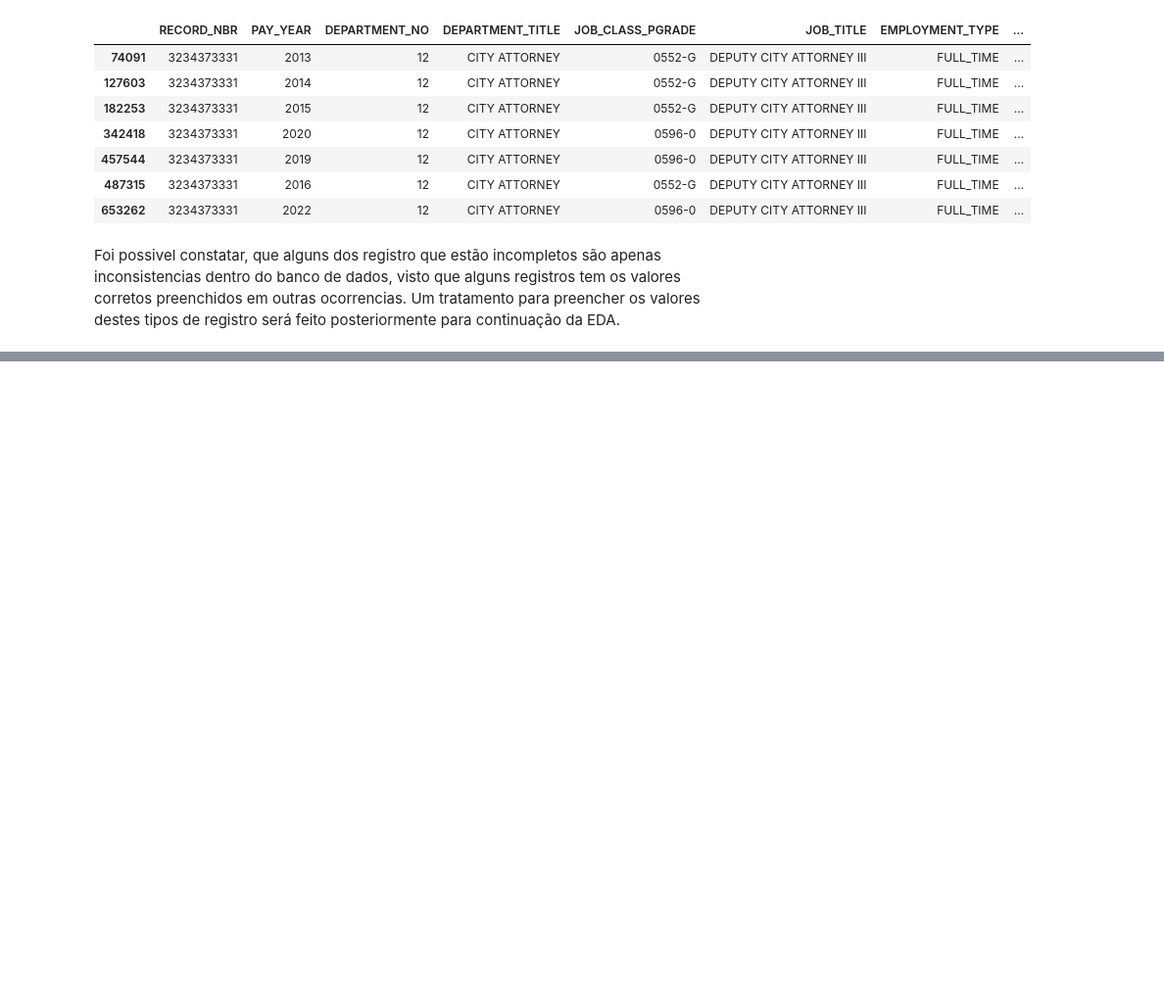
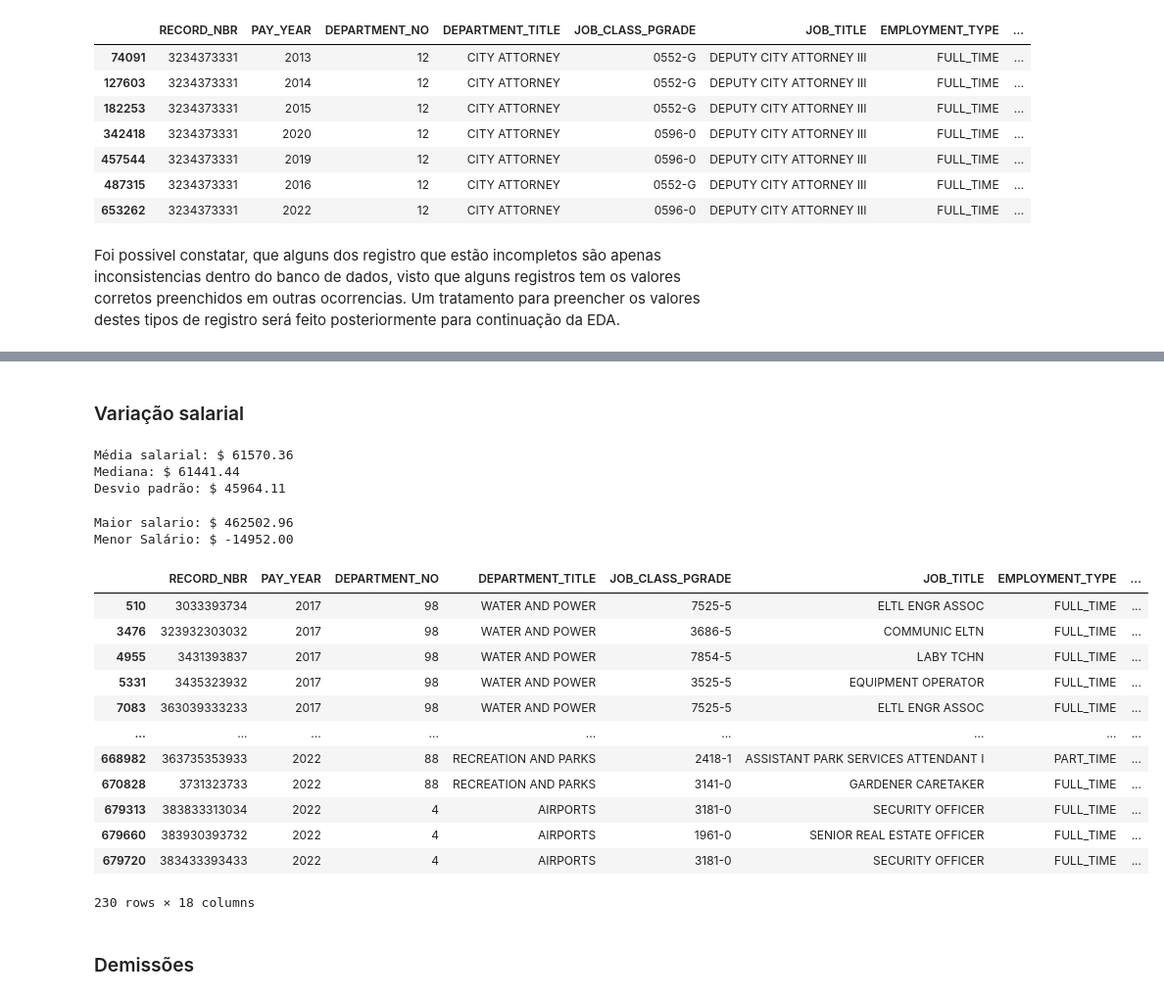
Before and after one commit to HugoCSouza/HUGO_SOUZA_DDF_TECH_072024, a Jupyter notebook: src/notebooks/eda.ipynb, the cells around one changed output, grey strips where cells are left out. Shown at 98% size. Cells and saved outputs as stored; diff of their text form; code cells hidden in the pictures; blank space fills up the shorter version.

```diff
--- a/src/notebooks/eda.ipynb
+++ b/src/notebooks/eda.ipynb
@@ -341,0 +385,39 @@ Foi possivel constatar, que alguns dos registro que estão incompletos são apen
+# %% [markdown]
+### Variação salarial
+# %%
+mean_payment = bd["REGULAR_PAY"].mean()
+median_payment = bd["REGULAR_PAY"].median()
+std_payment = bd["REGULAR_PAY"].std()
+
+print(f'Média salarial: $ {mean_payment:.2f}\nMediana: $ {median_payment:.2f}\nDesvio padrão: $ {std_payment:.2f}')
+# %% [output]
+Média salarial: $ 61570.36
+Mediana: $ 61441.44
+Desvio padrão: $ 45964.11
+# %%
+max_payment = bd["REGULAR_PAY"].max()
+min_payment = bd["REGULAR_PAY"].min()
+
+print(f'Maior salario: $ {max_payment:.2f}\nMenor Salário: $ {min_payment:.2f}')
+# %% [output]
+Maior salario: $ 462502.96
+Menor Salário: $ -14952.00
+# %%
+negative_payments = bd[bd["REGULAR_PAY"] < 0]
+negative_payments
+# %% [output]
+|  | RECORD_NBR | PAY_YEAR | DEPARTMENT_NO | DEPARTMENT_TITLE | JOB_CLASS_PGRADE | JOB_TITLE | EMPLOYMENT_TYPE | ... |
+| 510 | 3033393734 | 2017 | 98 | WATER AND POWER | 7525-5 | ELTL ENGR ASSOC | FULL_TIME | ... |
+| 3476 | 323932303032 | 2017 | 98 | WATER AND POWER | 3686-5 | COMMUNIC ELTN | FULL_TIME | ... |
+| 4955 | 3431393837 | 2017 | 98 | WATER AND POWER | 7854-5 | LABY TCHN | FULL_TIME | ... |
+| 5331 | 3435323932 | 2017 | 98 | WATER AND POWER | 3525-5 | EQUIPMENT OPERATOR | FULL_TIME | ... |
+| 7083 | 363039333233 | 2017 | 98 | WATER AND POWER | 7525-5 | ELTL ENGR ASSOC | FULL_TIME | ... |
+| ... | ... | ... | ... | ... | ... | ... | ... | ... |
+| 668982 | 363735353933 | 2022 | 88 | RECREATION AND PARKS | 2418-1 | ASSISTANT PARK SERVICES ATTENDANT I | PART_TIME | ... |
+| 670828 | 3731323733 | 2022 | 88 | RECREATION AND PARKS | 3141-0 | GARDENER CARETAKER | FULL_TIME | ... |
+| 679313 | 383833313034 | 2022 | 4 | AIRPORTS | 3181-0 | SECURITY OFFICER | FULL_TIME | ... |
+| 679660 | 383930393732 | 2022 | 4 | AIRPORTS | 1961-0 | SENIOR REAL ESTATE OFFICER | FULL_TIME | ... |
+| 679720 | 383433393433 | 2022 | 4 | AIRPORTS | 3181-0 | SECURITY OFFICER | FULL_TIME | ... |
+230 rows × 18 columns
+# %% [markdown]
+### Demissões
```
Also changed, not shown: parts of 21 cells of this notebook, 1 other file.
